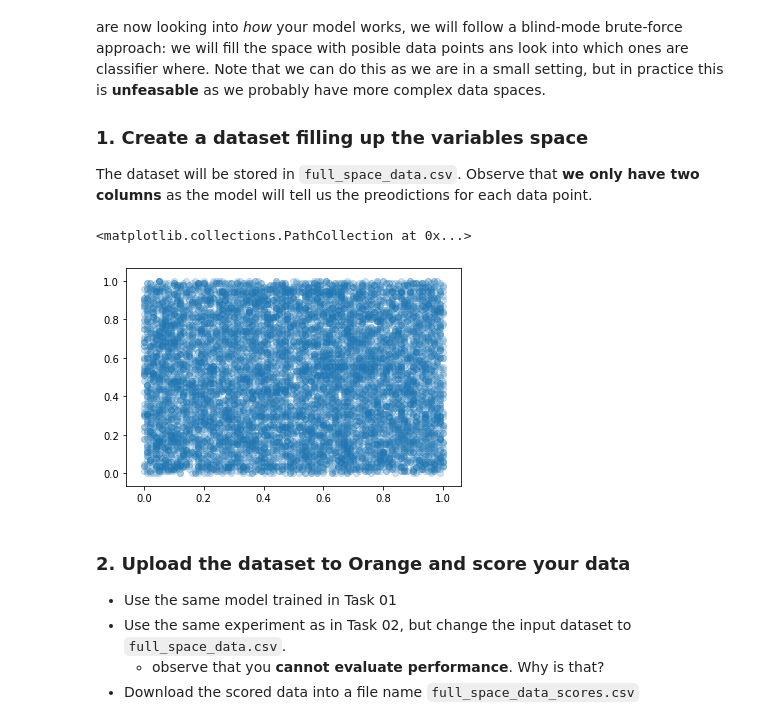
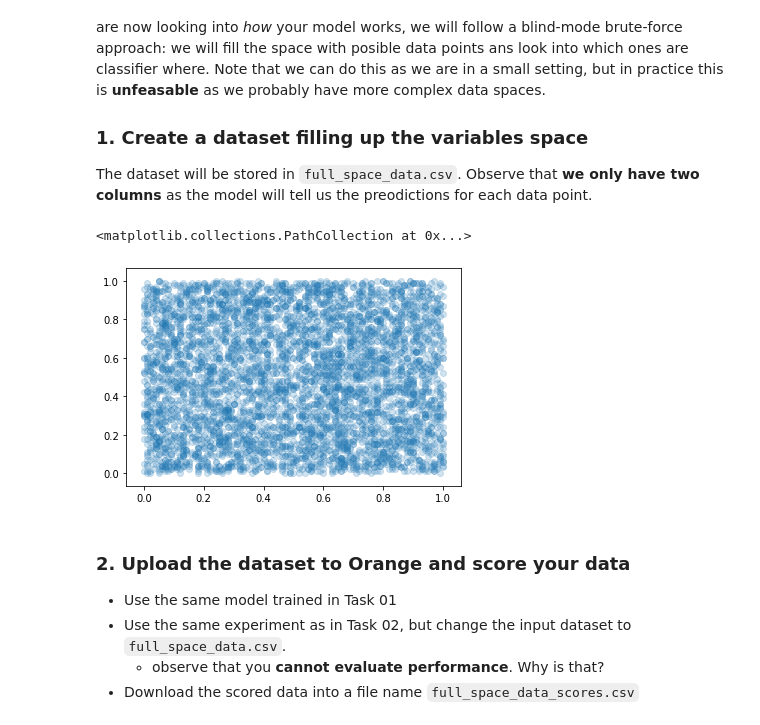
Before and after one commit to rramosp/20192.ai4eng, a Jupyter notebook: LAB 02.02 - FIRST MODEL - ORANGE.ipynb, the cells around one changed output. Drawn from its saved outputs; the diff is of its cells as text; code cells hidden in the pictures.

```diff
--- a/LAB 02.02 - FIRST MODEL - ORANGE.ipynb
+++ b/LAB 02.02 - FIRST MODEL - ORANGE.ipynb
@@ -212,16 +212,17 @@ The dataset will be stored in `full_space_data.csv`. Observe that **we only have
 # %%
 # KEEPOUTPUT
 import os
 if not os.path.exists('full_space_data.csv'):
-    Xf = np.random.random(size=(10000,2)).round(2)
-    plt.scatter(Xf[:,0], Xf[:,1], alpha=.5)
-    pd.DataFrame(Xf, columns=["width", "length"]).to_csv("full_space_data.csv", index=False)
+    t3_Xf = np.random.random(size=(5000,2)).round(2)
+    plt.scatter(t3_Xf[:,0], t3_Xf[:,1], alpha=.5)
+    pd.DataFrame(t3_Xf, columns=["width", "length"]).to_csv("full_space_data.csv", index=False)
 else:
-    Xf = pd.read_csv('full_space_data.csv').values
-plt.scatter(Xf[:,0], Xf[:,1], alpha=.2)
+    t3_Xf = pd.read_csv('full_space_data.csv').values
+    t3_Xf = t3_Xf[:5000]
+plt.scatter(t3_Xf[:,0], t3_Xf[:,1], alpha=.2)
 # %% [output]
 <matplotlib.collections.PathCollection at 0x...>
-[figure, old version]
+[figure, new version]
 # %%
 !head -5 full_space_data.csv
 # %% [markdown]
```
Also changed, not shown: parts of 3 cells of this notebook.
